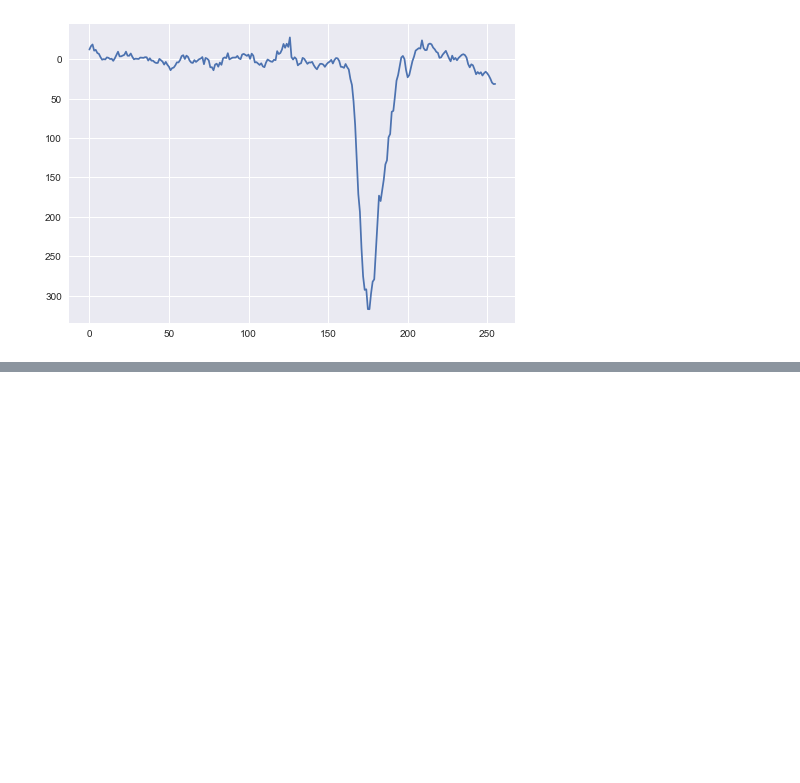
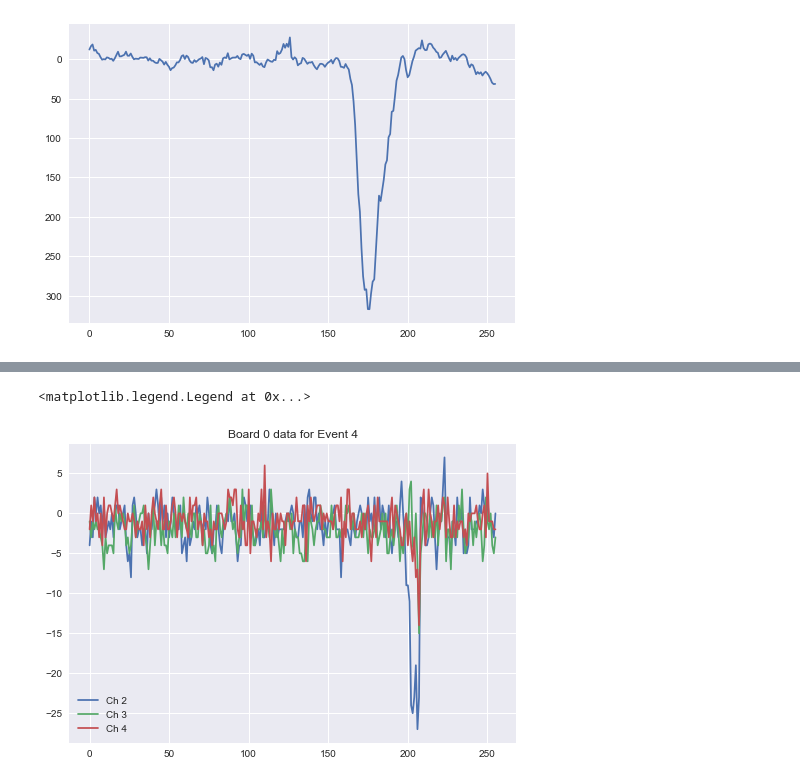
Before and after one commit to lappd-daq/psec-analysis, a Jupyter notebook: Simple PSEC Analysis.ipynb, the cells around one changed output, grey strips where cells are left out. Drawn from its saved outputs; the diff is of its cells as text; code cells hidden in the pictures; blank space fills up the shorter version.

```diff
--- a/Simple PSEC Analysis.ipynb
+++ b/Simple PSEC Analysis.ipynb
@@ -68,0 +49,7 @@ ValueError: invalid literal for int() with base 2: '1696'
+# %%
+plt.title('Board 0 data for Event 4')
+[plt.plot(data[ch].loc[0, 4], label='Ch {}'.format(ch)) for ch in ['2','3', '4']]
+plt.legend()
+# %% [output]
+<matplotlib.legend.Legend at 0x...>
+[figure, added]
```
Also changed, not shown: parts of 9 cells of this notebook, 2 other files.
